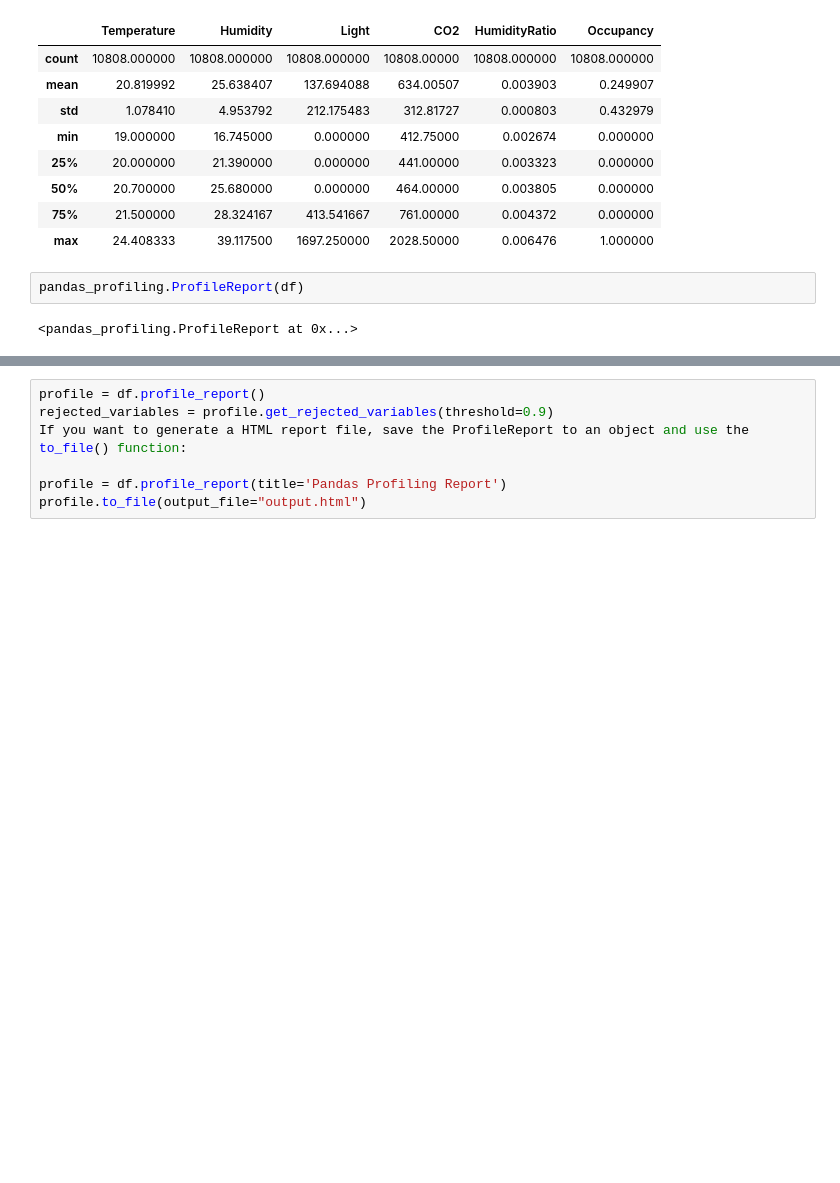
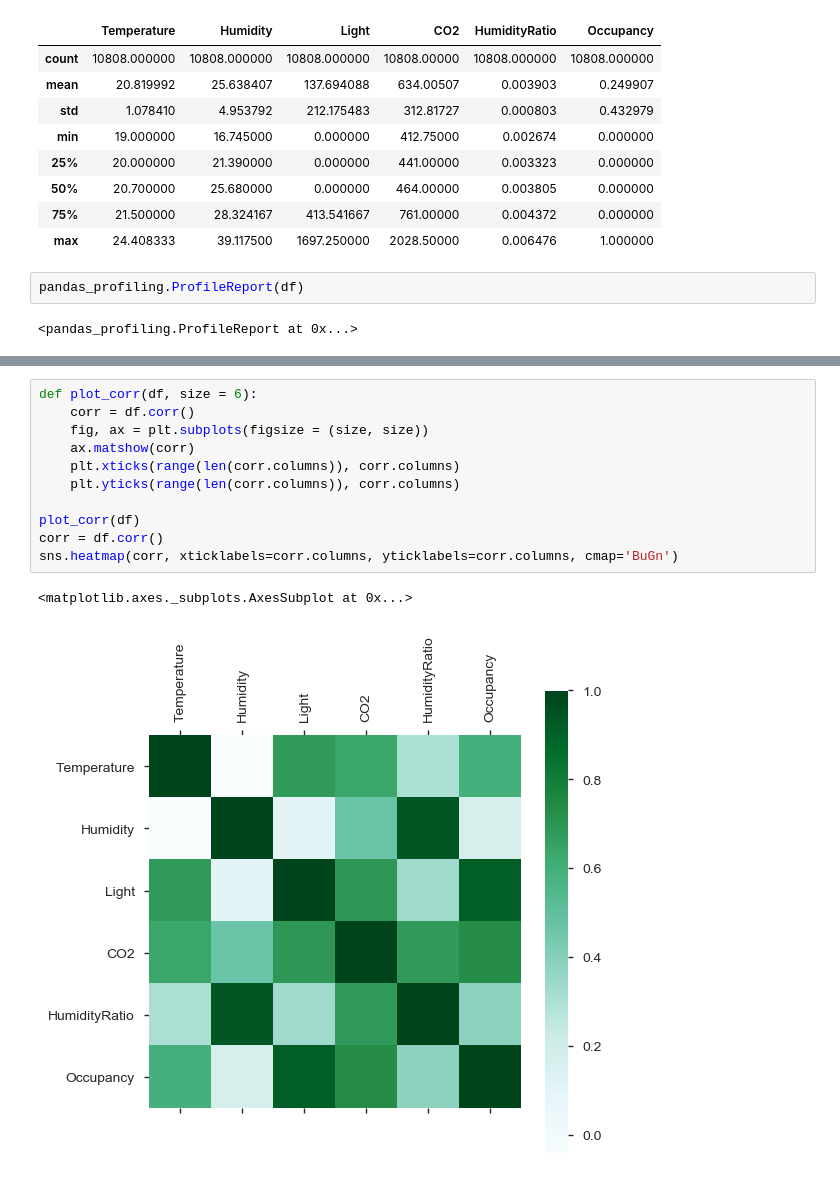
Before and after one commit to brunaoliveira/pandas-profiling, a Jupyter notebook: Pandas profiling.ipynb, the cells around one changed output, grey strips where cells are left out. Cells and saved outputs as stored; diff of their text form; blank space fills up the shorter version.

```diff
--- a/Pandas profiling.ipynb
+++ b/Pandas profiling.ipynb
@@ -72,7 +39,14 @@ NameError: name 'df' is not defined
-# %%
-profile = df.profile_report()
-rejected_variables = profile.get_rejected_variables(threshold=0.9)
-If you want to generate a HTML report file, save the ProfileReport to an object and use the to_file() function:
-
-profile = df.profile_report(title='Pandas Profiling Report')
-profile.to_file(output_file="output.html")
+# %%
+def plot_corr(df, size = 6):
+    corr = df.corr()
+    fig, ax = plt.subplots(figsize = (size, size))
+    ax.matshow(corr)
+    plt.xticks(range(len(corr.columns)), corr.columns)
+    plt.yticks(range(len(corr.columns)), corr.columns)
+
+plot_corr(df)
+corr = df.corr()
+sns.heatmap(corr, xticklabels=corr.columns, yticklabels=corr.columns, cmap='BuGn')
+# %% [output]
+<matplotlib.axes._subplots.AxesSubplot at 0x...>
+[figure, added]
```
Also changed, not shown: parts of 3 cells of this notebook, 1 other file.
